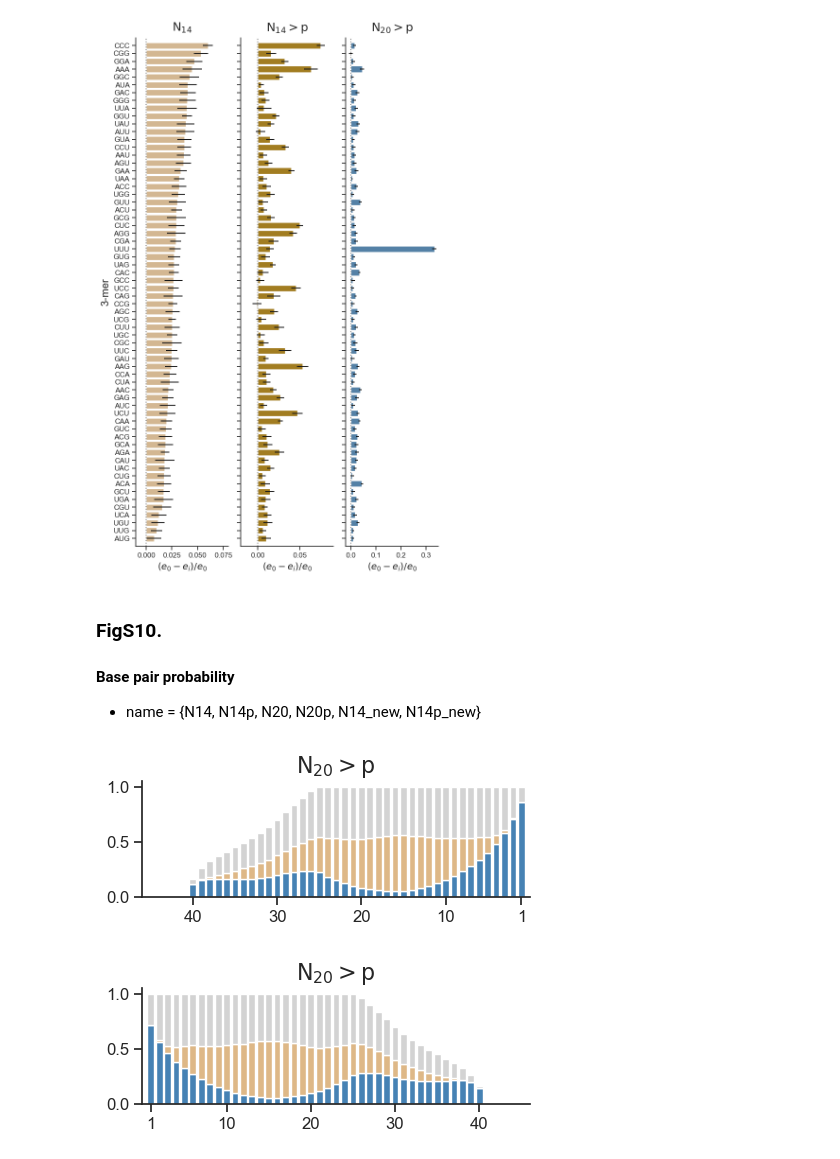
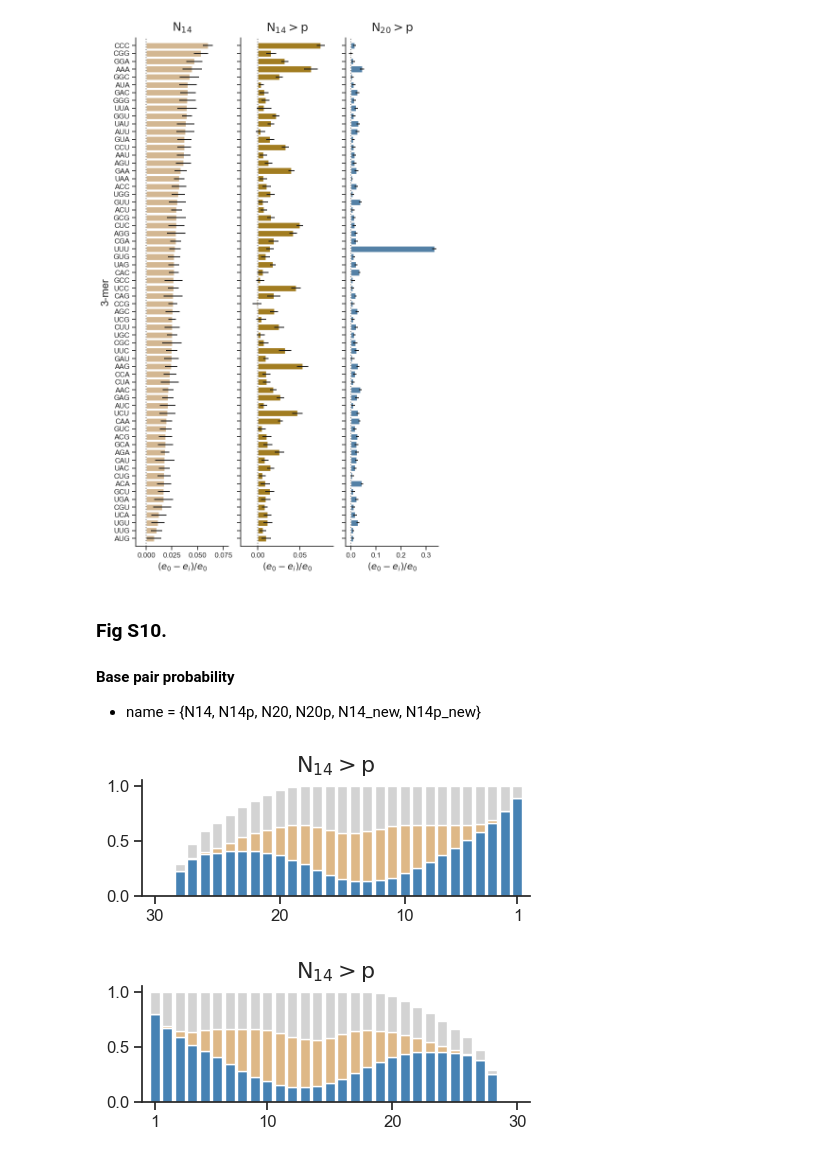
Before and after one commit to jiro-0204/Random-RNA-Heritability, a Jupyter notebook: code/3-visualization.ipynb, the cells around one changed output. Drawn from its saved outputs; the diff is of its cells as text; code cells hidden in the pictures.

```diff
--- a/code/3-visualization.ipynb
+++ b/code/3-visualization.ipynb
@@ -390,18 +418,19 @@ plt.show()
 - names = {N14, N14p, N20p, N14p_new}
 - end_from = {5, 3}
 # %%
-#names = ['N14', 'N14p', 'N20p']
-names = ['N14p_new']
+names = ['N14', 'N14p', 'N20p']
 end_from = '5'
+
 
 num_bases = 3
 plt.rcParams['font.family'] = 'Arial'
 sns.set_theme(style='ticks', font='Arial')
-cols = ['burlywood', 'darkgoldenrod', 'steelblue'] #['burlywood', 'darkgoldenrod', 'skyblue', 'steelblue']
+cols = ['burlywood', 'darkgoldenrod', 'steelblue']
+
 if names[0] == 'N14p_new':
     cols = ['darkgoldenrod']
-symbols = ['o', 's', 'x'] #['o', 's', '^', 'x']
-#symbols = ['s']
+symbols = ['o', 's', 'x']
+
 fig, ax = plt.subplots(figsize=(4, 2.5))
 
 for i,name in enumerate(names):
@@ -423,11 +452,11 @@ for i,name in enumerate(names):
 if end_from == '5':
     ax.set_xticks(np.arange(1, pos_max+1,2))
 else:
-    ax.set_xticks(np.arange(-pos_max+1, 0, 2)) #1 startにするため+1を入れた
+    ax.set_xticks(np.arange(-pos_max+1, 0, 2))
 if end_from == '5':
     ax.set_xticklabels(np.arange(1, pos_max+1,2))
 else:
-    ax.set_xticklabels(np.arange(pos_max-1, 0, -2)) #上に合わせて-1を入れた
+    ax.set_xticklabels(np.arange(pos_max-1, 0, -2))
 
 ax.axhline(0.0, color='gray', linestyle=':', linewidth=1.5)
 ax.set_xlabel('Position from ' + ('5\'' if end_from=='5' else '3\'') + f' end ({num_bases}-mer)', fontsize=18)
@@ -440,9 +469,5 @@ if end_from == '5':
     ax.legend(loc='upper right', fontsize=13, bbox_to_anchor=(1.0, 1.1), frameon=False)
 elif end_from == '3':
     ax.legend(loc='upper left', fontsize=13, bbox_to_anchor=(0, 1.1), frameon=False)
-#fig.savefig('260316 figs/Fig3D.png', dpi=400, bbox_inches='tight')
-#fig.savefig('260316 figs/Vector/Fig3D.svg', bbox_inches='tight')
-#fig.savefig('260316 figs/Supp/FigS9D.png', dpi=400, bbox_inches='tight')
-fig.savefig('260316 figs/Supp/Vector/Fig9D.svg', bbox_inches='tight')
 plt.show()
 # %% [output]
@@ -1090,11 +1088,11 @@ plt.show()
 # %% [output]
 [figure]
 # %% [markdown]
-### **FigS10.**
+### **Fig S10.**
 #### Base pair probability
 - name = {N14, N14p, N20, N20p, N14_new, N14p_new}
 # %%
-name = 'N20p'
+name = 'N14p'
 
 N = 10
 bp_freqs_set_3 = np.load(f'data/processed/base_pairing/{name}_bp_freqs_3.npy')
@@ -1115,37 +1113,34 @@ for key in ['3', '5']:
     std_err_bp_freqs = np.std(bp_freqs_set, ddof=1, axis=0) / np.sqrt(N)
     positions = np.arange(1, max_len+1)
     bottom = np.zeros(max_len)
-    #cols = ['mediumblue', 'orange', 'lightgray']
     cols = ['steelblue', 'burlywood', 'lightgray']
 
     sns.set_theme(style='ticks')
     plt.rcParams['font.family'] = 'Arial'
     fig, ax = plt.subplots(figsize=(5, 1.5))
     for i, label in enumerate(['Unpaired (End)', 'Unpaired (Internal)', 'Paired']):
         ax.bar(positions, mean_bp_freqs[i, :], bottom=bottom, color=cols[i], label=label, alpha=1, width=0.8)
         bottom += mean_bp_freqs[i, :]
     #ax.set_xlabel(f'Nucleotide Position from {key}\' end (nt)', fontsize=14)
     #ax.set_ylabel('Probability', fontsize=14)
     ticks = [1] + list(np.arange(10, max_len+1, 10))
     if key == '5':
         ax.set_xticks(ticks)
         ax.set_xticklabels(ticks)
         ax.set_xlim(0, max_len+1)
     elif key == '3':
         ax.set_xticks(list(np.arange(max_len-10+1, 0, -10))[::-1] + [max_len])
         ax.set_xticklabels(ticks[::-1])
         ax.set_xlim(0, max_len+1)
     ax.tick_params(axis='both', which='major', labelsize=12)
     # ax.set_xticks(np.arange(1, max_len+1, 2))
     ax.set_title(plotname(name), fontsize=16)
     ax.spines['top'].set_visible(False)
     ax.spines['right'].set_visible(False)
     #ax.legend(loc='upper left', bbox_to_anchor=(1, 1), fontsize=12, title_fontsize=11, frameon=False)
     # plt.tight_layout()
-    #fig.savefig('260316 figs/Supp/FigS8'+name+key+'.png', dpi=400, bbox_inches='tight')
-    fig.savefig('260316 figs/Supp/Vector/FigS8'+name+key+'.svg', bbox_inches='tight')
     plt.show()
 # %% [output]
-[figure, old version]
+[figure, new version]
-[figure, old version]
+[figure, new version]
 # %% [markdown]
```
Also changed, not shown: parts of 34 cells of this notebook, 9 other files.
